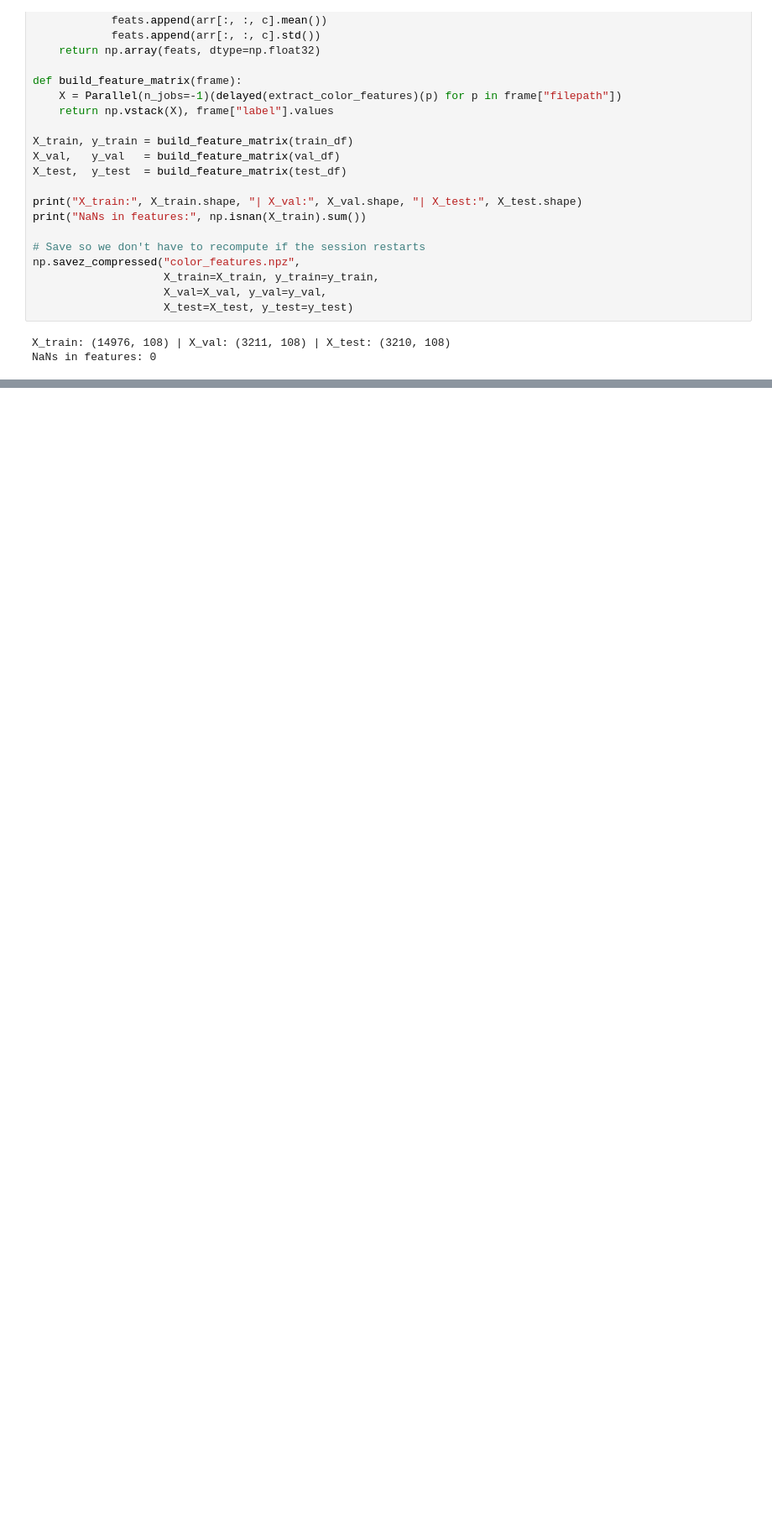
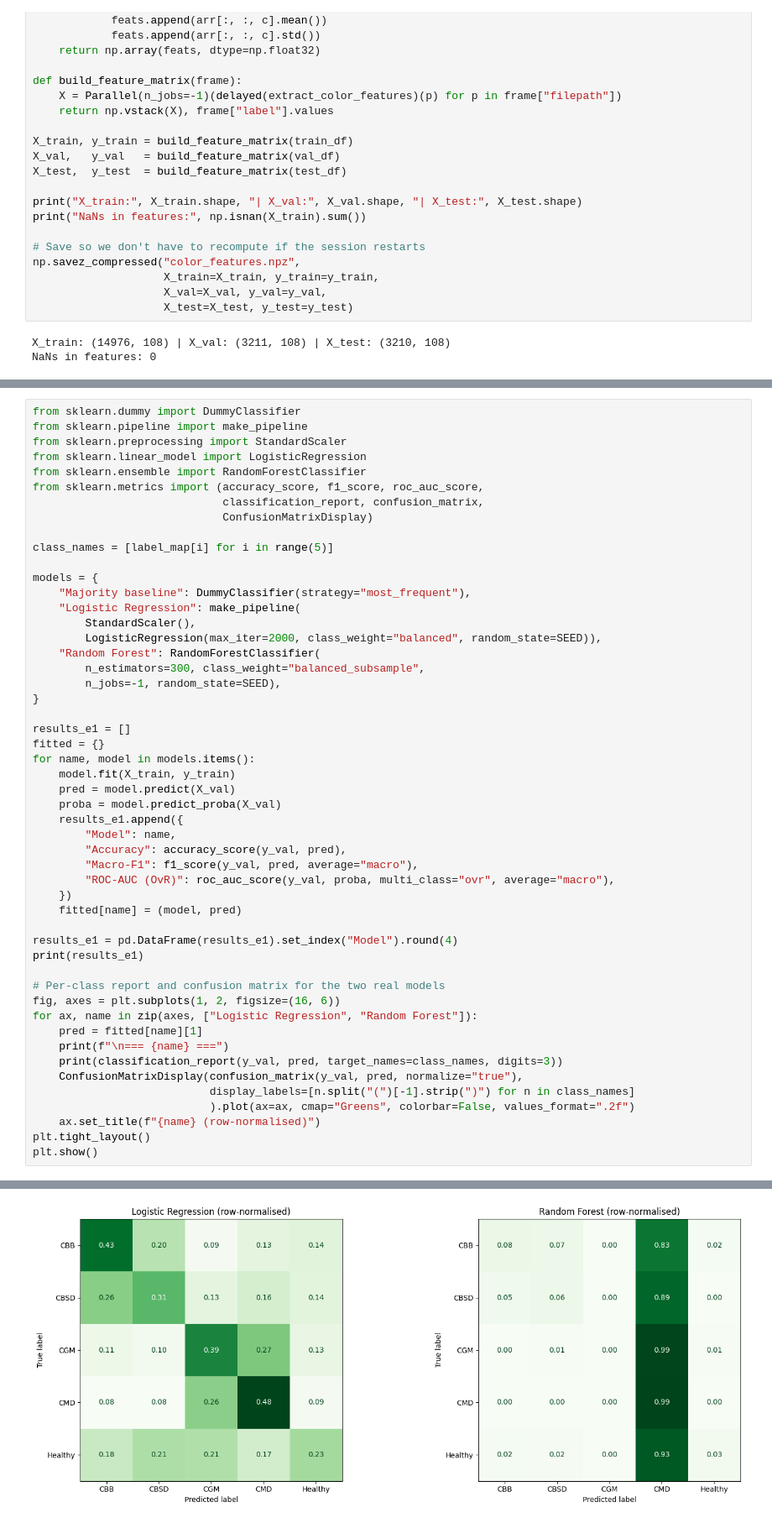
Before and after one commit to Jonathan2055/CassavaShield, a Jupyter notebook: cassavashield-notebook.ipynb, the cells around one changed output, grey strips where cells are left out. Shown at 84% size. Saved outputs shown, nothing was run; the diff lists cells and outputs as text; blank space fills up the shorter version.

Commit message:
Implemented dummyclassifier, random forest and logistic regression

```diff
--- a/cassavashield-notebook.ipynb
+++ b/cassavashield-notebook.ipynb
@@ -212,0 +224,52 @@ NaNs in features: 0
+# %%
+from sklearn.dummy import DummyClassifier
+from sklearn.pipeline import make_pipeline
+from sklearn.preprocessing import StandardScaler
+from sklearn.linear_model import LogisticRegression
+from sklearn.ensemble import RandomForestClassifier
+from sklearn.metrics import (accuracy_score, f1_score, roc_auc_score,
+                             classification_report, confusion_matrix,
+                             ConfusionMatrixDisplay)
+
+class_names = [label_map[i] for i in range(5)]
+
+models = {
+    "Majority baseline": DummyClassifier(strategy="most_frequent"),
+    "Logistic Regression": make_pipeline(
+        StandardScaler(),
+        LogisticRegression(max_iter=2000, class_weight="balanced", random_state=SEED)),
+    "Random Forest": RandomForestClassifier(
+        n_estimators=300, class_weight="balanced_subsample",
+        n_jobs=-1, random_state=SEED),
+}
+
+results_e1 = []
+fitted = {}
+for name, model in models.items():
+    model.fit(X_train, y_train)
+    pred = model.predict(X_val)
+    proba = model.predict_proba(X_val)
+    results_e1.append({
+        "Model": name,
+        "Accuracy": accuracy_score(y_val, pred),
+        "Macro-F1": f1_score(y_val, pred, average="macro"),
+        "ROC-AUC (OvR)": roc_auc_score(y_val, proba, multi_class="ovr", average="macro"),
+    })
+    fitted[name] = (model, pred)
+
+results_e1 = pd.DataFrame(results_e1).set_index("Model").round(4)
+print(results_e1)
+
+# Per-class report and confusion matrix for the two real models
+fig, axes = plt.subplots(1, 2, figsize=(16, 6))
+for ax, name in zip(axes, ["Logistic Regression", "Random Forest"]):
+    pred = fitted[name][1]
+    print(f"\n=== {name} ===")
+    print(classification_report(y_val, pred, target_names=class_names, digits=3))
+    ConfusionMatrixDisplay(confusion_matrix(y_val, pred, normalize="true"),
+                           display_labels=[n.split("(")[-1].strip(")") for n in class_names]
+                           ).plot(ax=ax, cmap="Greens", colorbar=False, values_format=".2f")
+    ax.set_title(f"{name} (row-normalised)")
+plt.tight_layout()
+plt.show()
+# %% [output]
@@ -212,0 +293 @@ NaNs in features: 0
+[figure, added]
```
Also changed, not shown: parts of 5 cells of this notebook.
